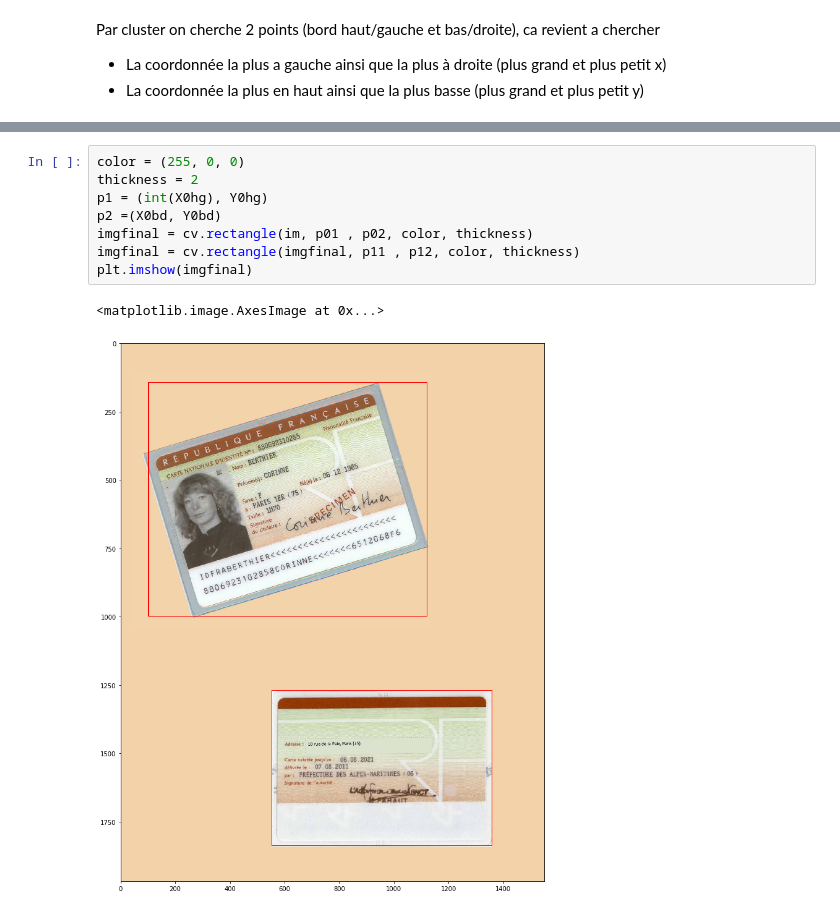
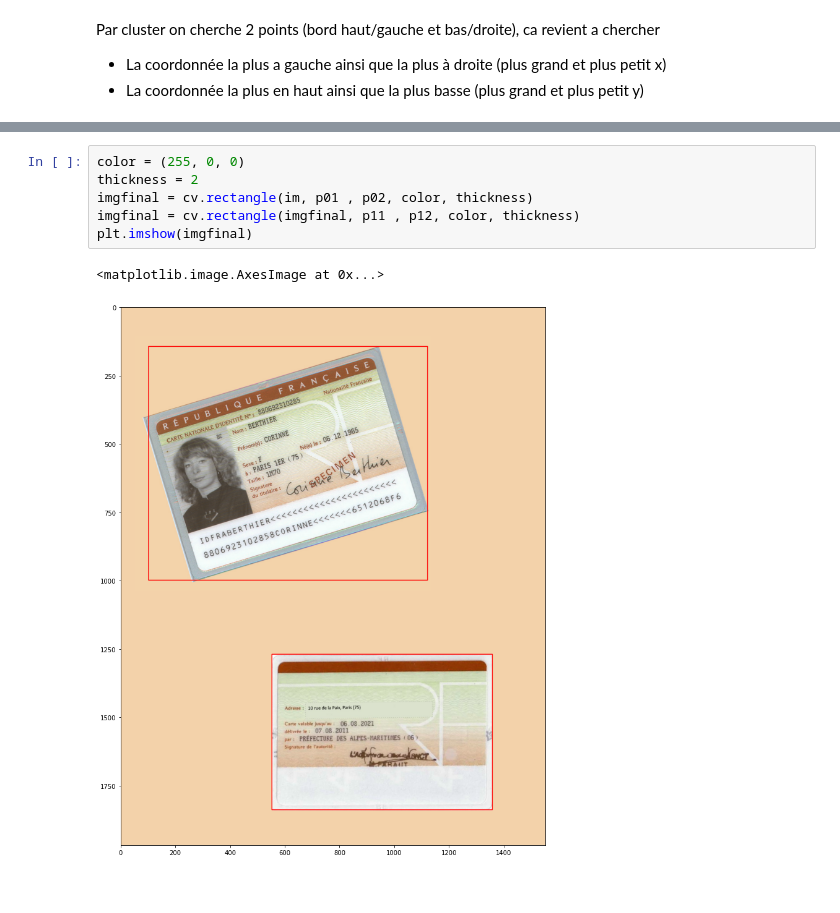
Before and after one commit to datacorner/les-tutos-datacorner.fr, a Jupyter notebook: vision-par-ordinateur/multipledocsplit/shapes_extraction.ipynb, the cells around one changed output, grey strips where cells are left out. Saved outputs shown, nothing was run; the diff lists cells and outputs as text.

```diff
--- a/vision-par-ordinateur/multipledocsplit/shapes_extraction.ipynb
+++ b/vision-par-ordinateur/multipledocsplit/shapes_extraction.ipynb
@@ -184,11 +182,9 @@ Bas droite --> 1358.0 1838.0
 # %%
 color = (255, 0, 0)
 thickness = 2
-p1 = (int(X0hg), Y0hg)
-p2 =(X0bd, Y0bd)
 imgfinal = cv.rectangle(im, p01 , p02, color, thickness)
 imgfinal = cv.rectangle(imgfinal, p11 , p12, color, thickness)
 plt.imshow(imgfinal)
 # %% [output]
 <matplotlib.image.AxesImage at 0x...>
-[figure, old version]
+[figure, new version]
```
Also changed, not shown: parts of 10 cells of this notebook, 7 other files.
